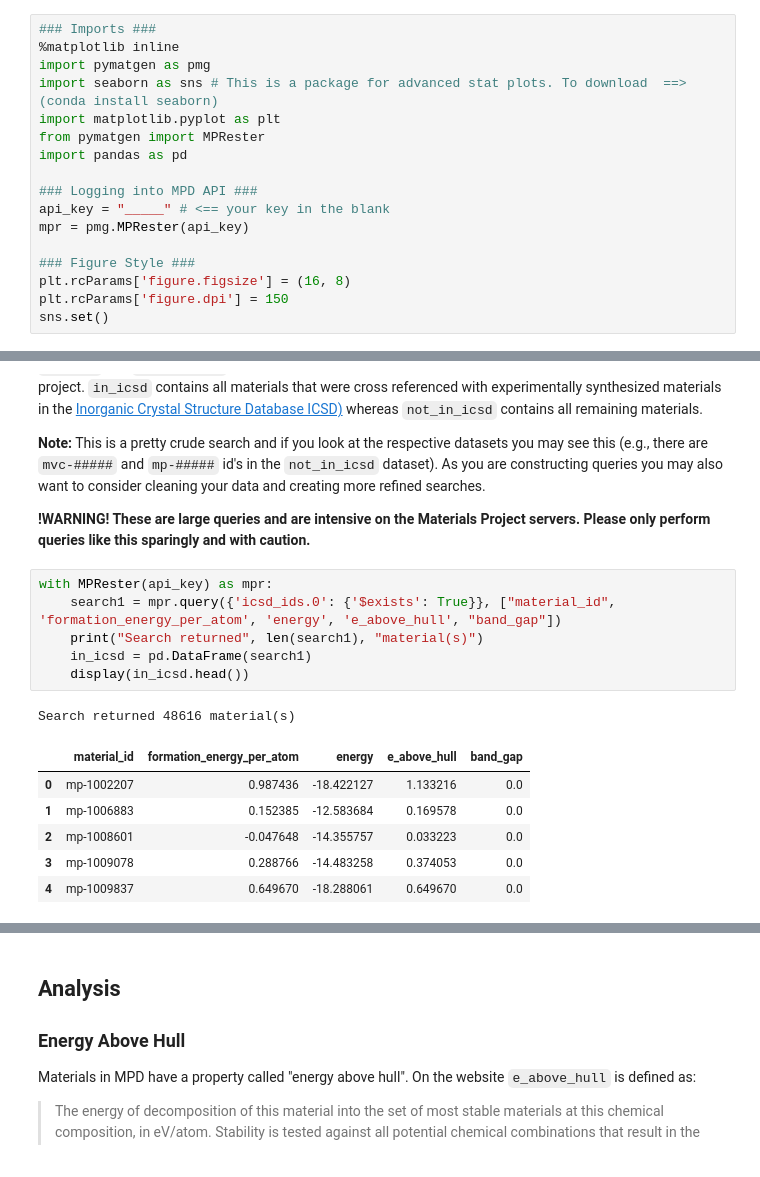
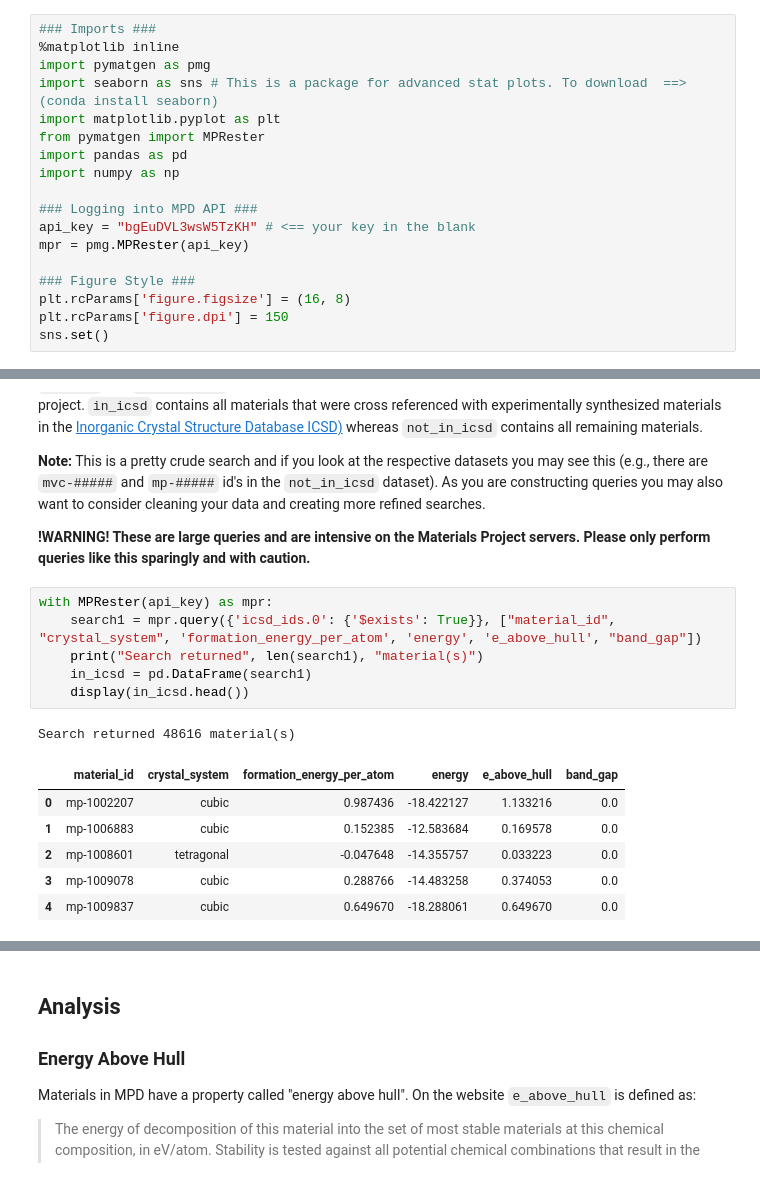
Before and after one commit to Adam-Sedlak/AGURP-Spring-2021, a Jupyter notebook: MPD Mini-Project Sample.ipynb, the cells around one changed output, grey strips where cells are left out. Drawn from its saved outputs; the diff is of its cells as text.

```diff
--- a/MPD Mini-Project Sample.ipynb
+++ b/MPD Mini-Project Sample.ipynb
@@ -12,9 +12,10 @@ import seaborn as sns # This is a package for advanced stat plots. To download
 import matplotlib.pyplot as plt
 from pymatgen import MPRester
 import pandas as pd
+import numpy as np
 
 ### Logging into MPD API ###
-api_key = "_____" # <== your key in the blank
+api_key = "bgEuDVL3wsW5TzKH" # <== your key in the blank
 mpr = pmg.MPRester(api_key)
 
 ### Figure Style ###
@@ -31,17 +32,17 @@ First, we are going to need data from the materials project! Below I'm performin
 **!WARNING! These are large queries and are intensive on the Materials Project servers. Please only perform queries like this sparingly and with caution.**
 # %%
 with MPRester(api_key) as mpr:
-    search1 = mpr.query({'icsd_ids.0': {'$exists': True}}, ["material_id", 'formation_energy_per_atom', 'energy', 'e_above_hull', "band_gap"])
+    search1 = mpr.query({'icsd_ids.0': {'$exists': True}}, ["material_id", "crystal_system", 'formation_energy_per_atom', 'energy', 'e_above_hull', "band_gap"])
     print("Search returned", len(search1), "material(s)")
     in_icsd = pd.DataFrame(search1)
     display(in_icsd.head())
 # %% [output]
 Search returned 48616 material(s)
-|  | material_id | formation_energy_per_atom | energy | e_above_hull | band_gap |
-| 0 | mp-1002207 | 0.987436 | -18.422127 | 1.133216 | 0.0 |
-| 1 | mp-1006883 | 0.152385 | -12.583684 | 0.169578 | 0.0 |
-| 2 | mp-1008601 | -0.047648 | -14.355757 | 0.033223 | 0.0 |
-| 3 | mp-1009078 | 0.288766 | -14.483258 | 0.374053 | 0.0 |
-| 4 | mp-1009837 | 0.649670 | -18.288061 | 0.649670 | 0.0 |
+|  | material_id | crystal_system | formation_energy_per_atom | energy | e_above_hull | band_gap |
+| 0 | mp-1002207 | cubic | 0.987436 | -18.422127 | 1.133216 | 0.0 |
+| 1 | mp-1006883 | cubic | 0.152385 | -12.583684 | 0.169578 | 0.0 |
+| 2 | mp-1008601 | tetragonal | -0.047648 | -14.355757 | 0.033223 | 0.0 |
+| 3 | mp-1009078 | cubic | 0.288766 | -14.483258 | 0.374053 | 0.0 |
+| 4 | mp-1009837 | cubic | 0.649670 | -18.288061 | 0.649670 | 0.0 |
 # %%
 with MPRester(api_key) as mpr:
```
Also changed, not shown: parts of 8 cells of this notebook.
